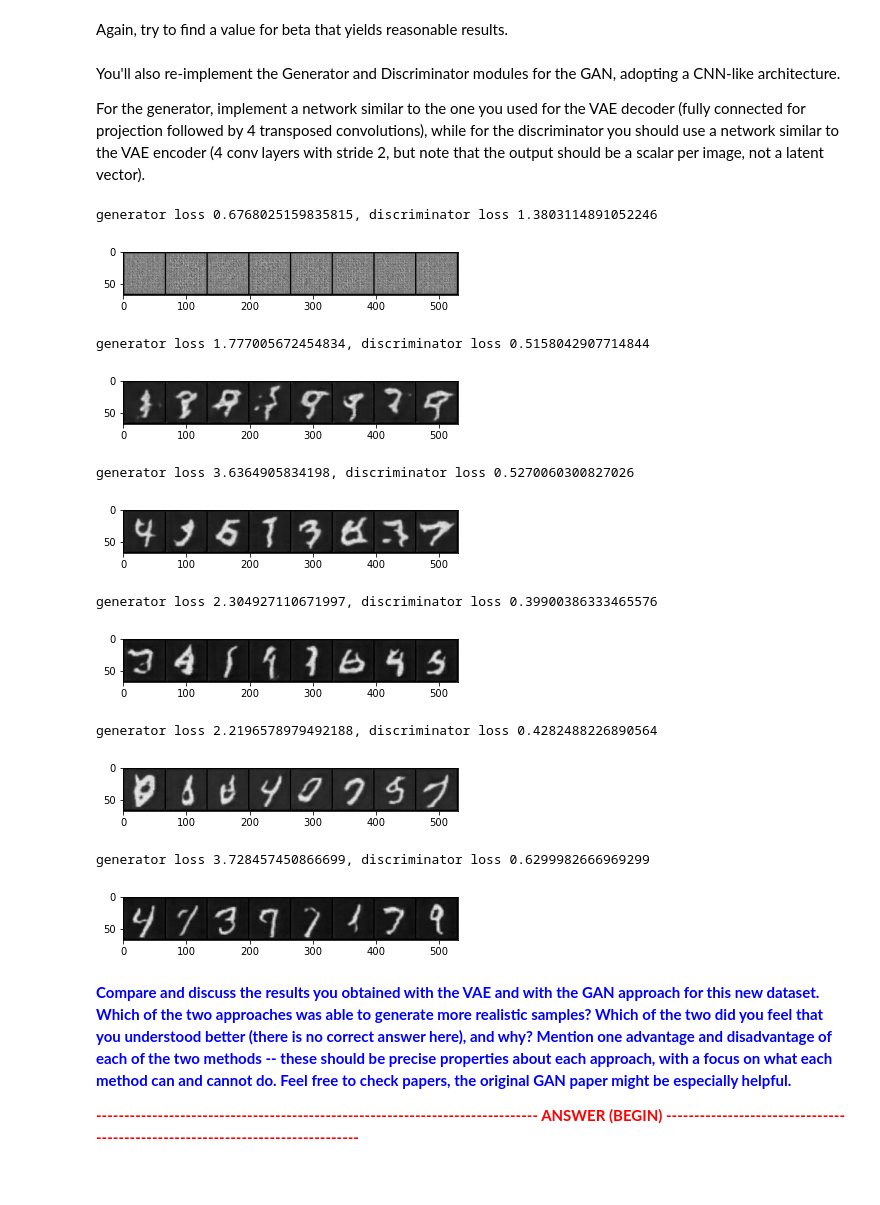
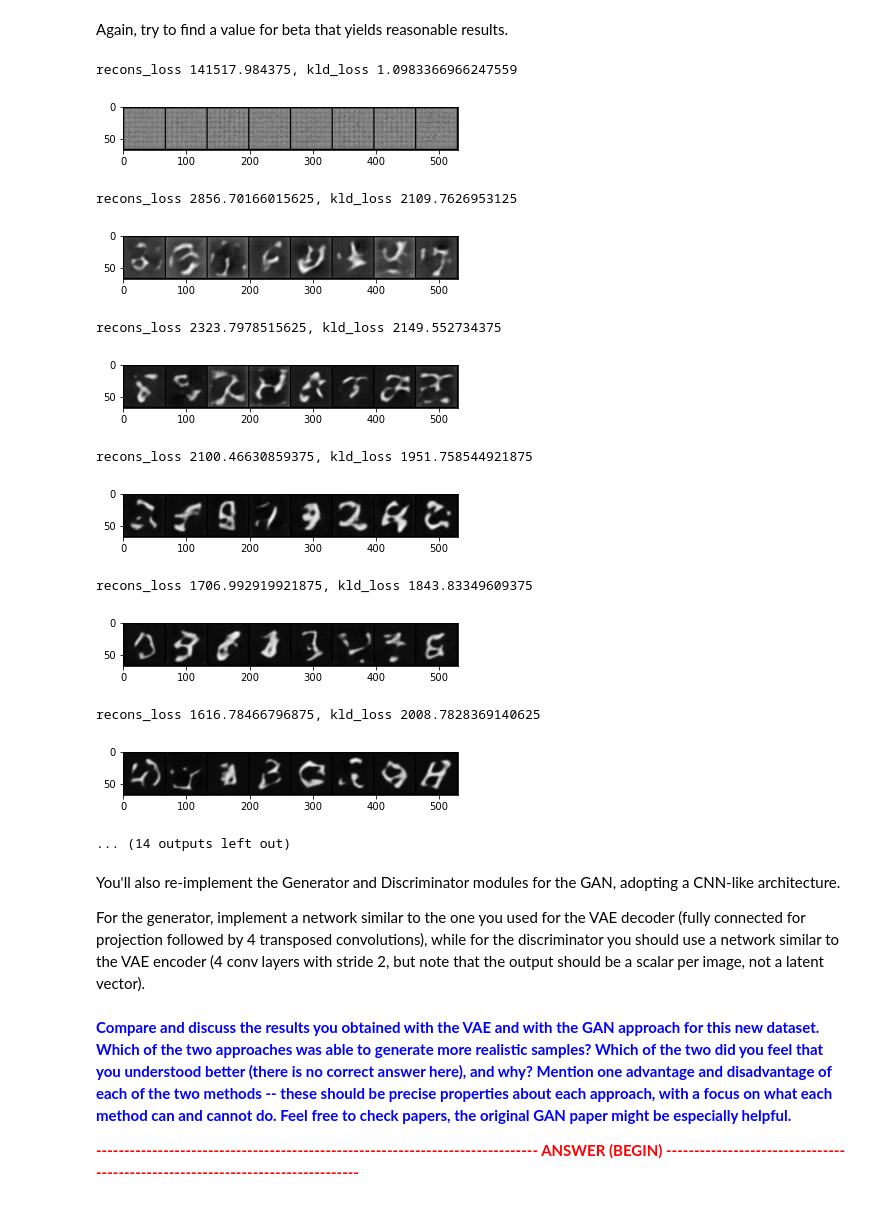
Before and after one commit to RuolinZheng08/ttic-31230-deep-learning, a Jupyter notebook: PS4.ipynb, the cells around one changed output. Saved outputs shown, nothing was run; the diff lists cells and outputs as text; code cells hidden in the pictures.

```diff
--- a/PS4.ipynb
+++ b/PS4.ipynb
@@ -312,7 +312,6 @@ for i in range(20000):
     labels_fake = torch.zeros((NUM_SAMPLES,), dtype=torch.float).cuda()
 
     # Train G
-    generator.zero_grad()
     # tell discriminator these are real data
     preds_fake = discriminator(fake).squeeze().cuda()
     gloss = criterion(preds_fake, labels_real)
@@ -321,7 +320,6 @@ for i in range(20000):
     gopt.step()
 
     # Train D
-    discriminator.zero_grad()
     # real
     preds_real = discriminator(real).squeeze().cuda()
     dloss = criterion(preds_real, labels_real)
@@ -376,12 +360,12 @@ transform = transforms.Compose([
     transforms.ToTensor(),
     transforms.Normalize((0.5,), (0.5,))])
 # %%
-try:
-    dataset = datasets.CelebA("data", split='all', download=True, transform=transform)
-    N_IN_CHANNELS = 3 # RGB image
-except:
-    dataset = datasets.MNIST("data", train=True, download=True, transform=transform)
-    N_IN_CHANNELS = 1 # graymap
+# try:
+#     dataset = datasets.CelebA("data", split='all', download=True, transform=transform)
+#     N_IN_CHANNELS = 3 # RGB image
+# except:
+dataset = datasets.MNIST("data", train=True, download=True, transform=transform)
+N_IN_CHANNELS = 1 # graymap
 # %%
 BATCH_SIZE = 32
 loader = torch.utils.data.DataLoader(dataset, batch_size=BATCH_SIZE, shuffle=True)
@@ -439,8 +423,8 @@ class ConvVAE(nn.Module):
 
     def sample(self, mu, logvar):
         # implementation goes here
-        epsilon = torch.normal(0., 1., size=(1,)).cuda()
-        std = logvar.mul(0.5).exp()
+        epsilon = torch.normal(0., 1., size=mu.size()).cuda()
+        std = torch.exp(logvar * 0.5)
         z = epsilon * std + mu
         return z
 
@@ -482,26 +464,40 @@ def show(x):
 # %% [markdown]
 Again, try to find a value for beta that yields reasonable results.
 # %%
-beta = 1.0
-for epoch in range(100):
+beta = 1
+for epoch in range(30):
     for i, x in enumerate(loader):
         if len(x) == 2:
             x = x[0]
         x = x.cuda()
 
         mu, logvar, out = vae(x)
         rl, kl, l = loss(x, out, mu, logvar, beta)
 
         opt.zero_grad()
         l.backward()
         opt.step()
         if i == 0:
             print('recons_loss {}, kld_loss {}'.format(rl.item(), kl.item()))
             vae.eval()
             data = vae.generate(8)
             grid_img = torchvision.utils.make_grid(data, nrow=8, normalize=True)
             show(grid_img)
             vae.train()
+# %% [output]
+recons_loss 141517.984375, kld_loss 1.0983366966247559
+[figure, added]
+recons_loss 2856.70166015625, kld_loss 2109.7626953125
+[figure, added]
+recons_loss 2323.7978515625, kld_loss 2149.552734375
+[figure, added]
+recons_loss 2100.46630859375, kld_loss 1951.758544921875
+[figure, added]
+recons_loss 1706.992919921875, kld_loss 1843.83349609375
+[figure, added]
+recons_loss 1616.78466796875, kld_loss 2008.7828369140625
+[figure, added]
+... (14 outputs left out)
 # %% [markdown]
 You'll also re-implement the Generator and Discriminator modules for the GAN, adopting a CNN-like architecture.
 
@@ -574,7 +570,7 @@ dopt = torch.optim.Adam(discriminator.parameters(), lr=5e-4, betas=(0.5, 0.999))
 criterion = torch.nn.BCEWithLogitsLoss()
 # %%
 BATCH_SIZE = 32
-for epoch in range(100):
+for epoch in range(30):
     for i, x in enumerate(loader):
         if len(x) == 2:
             x = x[0]
@@ -608,19 +604,6 @@ for epoch in range(100):
             print('generator loss {}, discriminator loss {}'.format(gloss.item(), dloss.item()))
             grid_img = torchvision.utils.make_grid(fake[:8], nrow=8, normalize=True)
             show(grid_img)
-# %% [output]
-generator loss 0.6768025159835815, discriminator loss 1.3803114891052246
-[figure, removed]
-generator loss 1.777005672454834, discriminator loss 0.5158042907714844
-[figure, removed]
-generator loss 3.6364905834198, discriminator loss 0.5270060300827026
-[figure, removed]
-generator loss 2.304927110671997, discriminator loss 0.39900386333465576
-[figure, removed]
-generator loss 2.2196578979492188, discriminator loss 0.4282488226890564
-[figure, removed]
-generator loss 3.728457450866699, discriminator loss 0.6299982666969299
-[figure, removed]
 # %% [markdown]
 **<span style="color:blue">
     Compare and discuss the results you obtained with the VAE and with the GAN approach for this new dataset. Which of the two approaches was able to generate more realistic samples? Which of the two did you feel that you understood better (there is no correct answer here), and why? Mention one advantage and disadvantage of each of the two methods -- these should be precise properties about each approach, with a focus on what each method can and cannot do. Feel free to check papers, the original GAN paper might be especially helpful.
```
Also changed, not shown: parts of 4 cells of this notebook.
